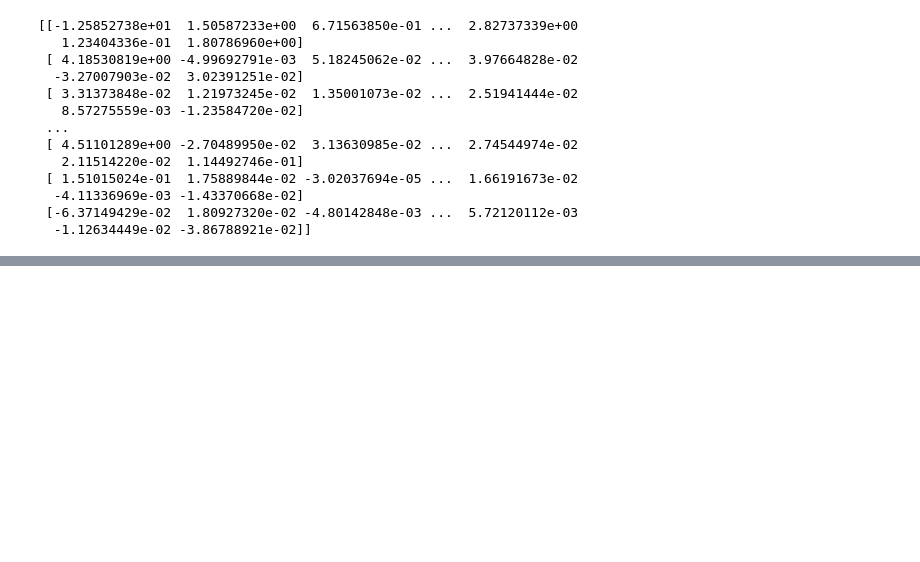
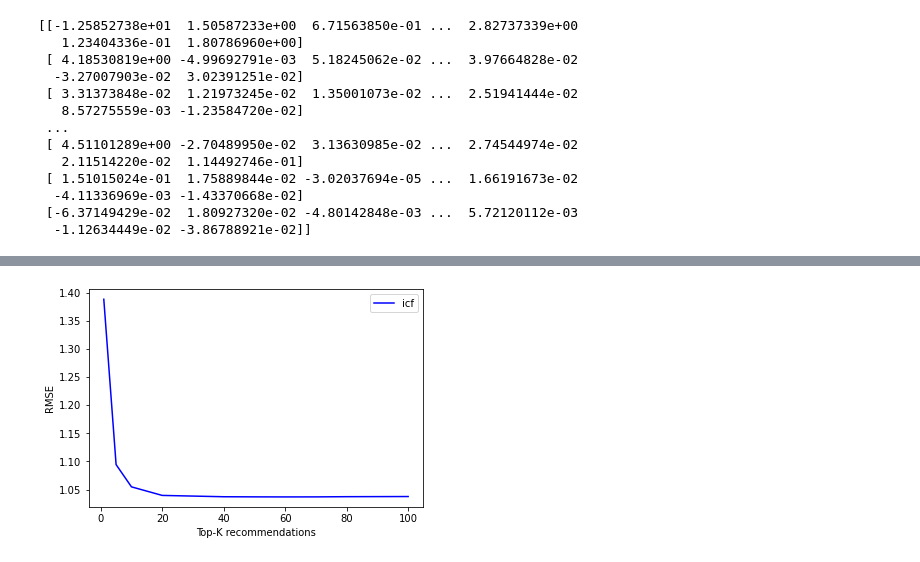
Before and after one commit to lkostakis/data-mining-NLP, a Jupyter notebook: ask2.ipynb, the cells around one changed output, grey strips where cells are left out. Cells and saved outputs as stored; diff of their text form; code cells hidden in the pictures; blank space fills up the shorter version.

```diff
--- a/ask2.ipynb
+++ b/ask2.ipynb
@@ -160,4 +182,0 @@ for i in range(sample_array.shape[0]): # For every pair (u,b) that have missing
-# %%
-true_ratings = sample_data['rating']
-true_ratings = true_ratings.to_numpy()
-true_ratings
@@ -182,10 +188,26 @@ transposed_sparse = np.transpose(spars)
 transposed_sparse.shape
 business_similarities = cosine_similarity(transposed_sparse)
 # %%
-def get_top_similarities_business(business1, common_businesses, ratings):
+def ICF_prediction(business1, common_businesses, ratings, k):
     business_ind1 = find_business(business1)
     similar = []
+
+    # For every common business find its' similarity to our business
     for i in range(len(common_businesses)):
         temp_ind = find_business(common_businesses[i])
         similar.append([common_businesses[i], float(business_similarities[business_ind1][temp_ind]), int(ratings[i])])
-    return similar
+
+    # Sort similarities and take k most similar to our business
+    from operator import itemgetter
+    vectors = np.array(sorted(similar, key=itemgetter(1), reverse=True))
+    vectors = vectors[:k]
+
+    similarity_vector = vectors[:,1].astype(float)
+    ratings_vector = vectors[:,2].astype(int)
+
+    # Calculate prediction
+    numerator = 0
+    denominator = np.sum(similarity_vector)
+    for i in range(len(similarity_vector)):
+        numerator += similarity_vector[i]*ratings_vector[i]
+    return numerator/denominator
@@ -281,0 +318,10 @@ print(Rk_aprrox)
+# %%
+import matplotlib.pyplot as plt
+x = [1,5,10,20,40,50,60,70,80,100]
+#plt.plot(x, RMSE_UCF, "r", label = "ucf")
+plt.plot(x, RMSE_ICF, "b", label = "icf")
+plt.legend()
+plt.ylabel("RMSE")
+plt.xlabel("Top-K recommendations");
+# %% [output]
+[figure, added]
```
Also changed, not shown: parts of 19 cells of this notebook.
